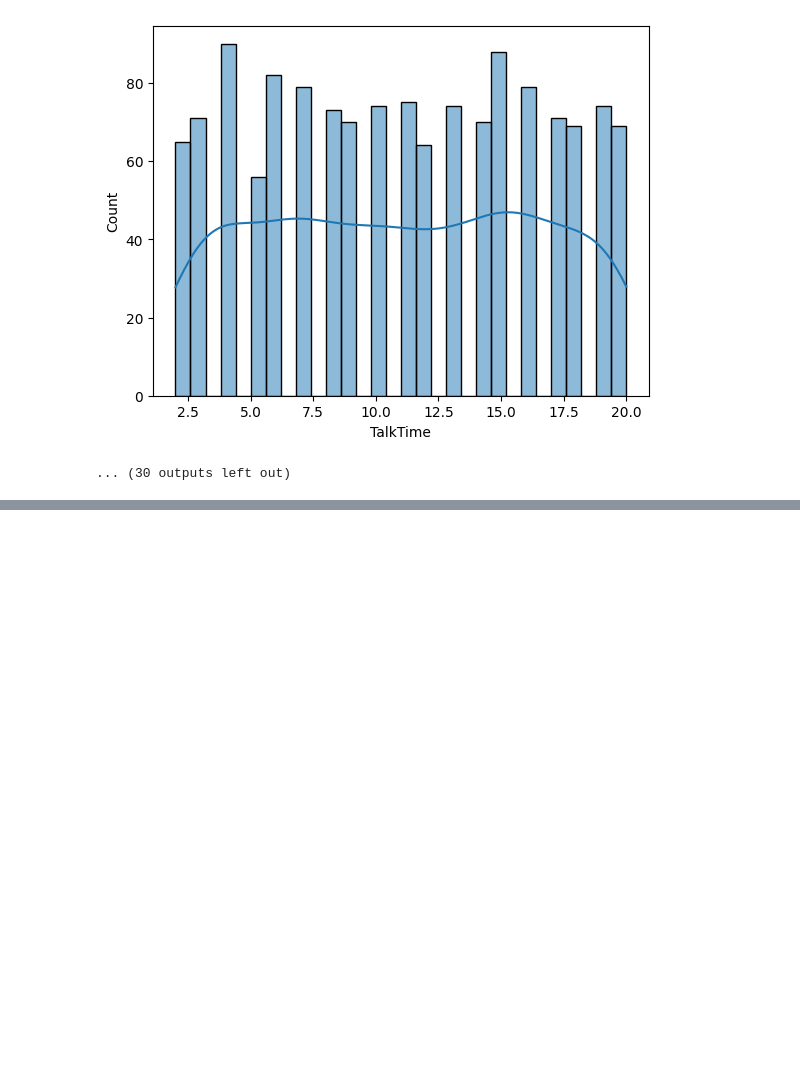
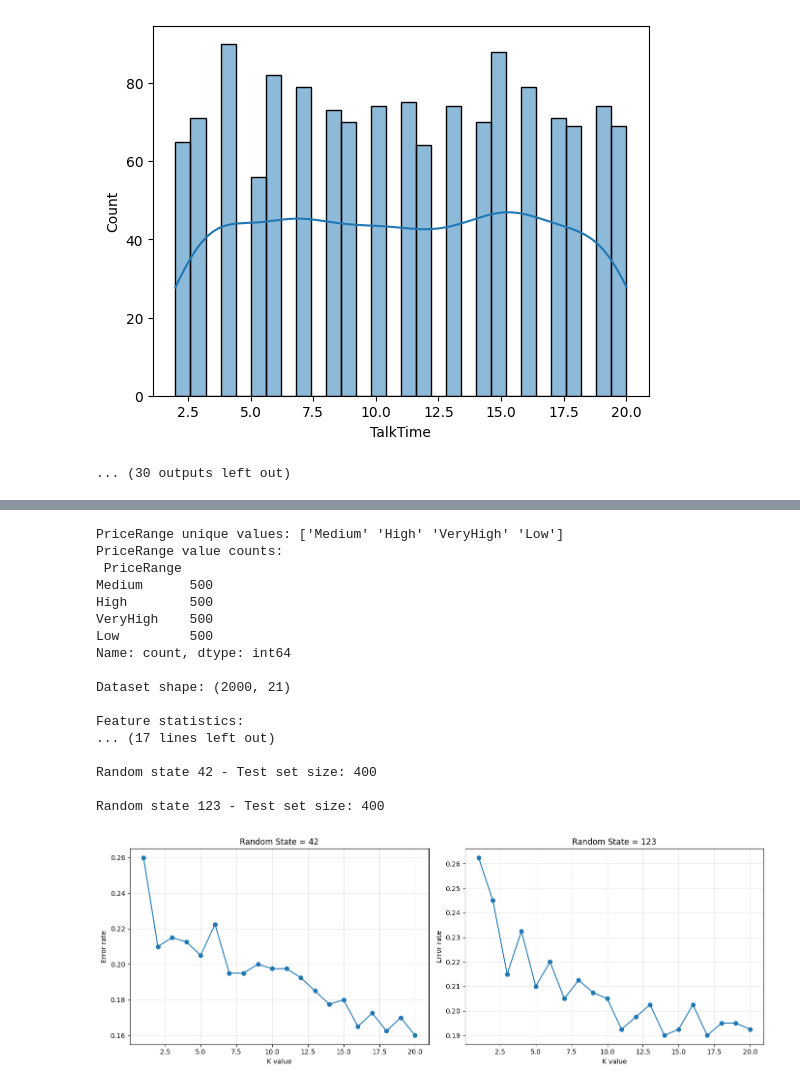
Before and after one commit to DanKas3009/AI-Coursework-2025, a Jupyter notebook: CAT-2/notebook.ipynb, the cells around one changed output, grey strips where cells are left out. Cells and saved outputs as stored; diff of their text form; code cells hidden in the pictures; blank space fills up the shorter version.

```diff
--- a/CAT-2/notebook.ipynb
+++ b/CAT-2/notebook.ipynb
@@ -244,0 +320,77 @@ for col in df.columns:
+# %%
+import pandas as pd
+from sklearn.model_selection import train_test_split
+from sklearn.neighbors import KNeighborsClassifier
+from sklearn.metrics import accuracy_score
+from sklearn.preprocessing import StandardScaler
+import matplotlib.pyplot as plt
+import numpy as np
+
+# First, let's check what we're working with
+print("PriceRange unique values:", mobile_data["PriceRange"].unique())
+print("PriceRange value counts:\n", mobile_data["PriceRange"].value_counts())
+print("\nDataset shape:", mobile_data.shape)
+
+X = mobile_data[["BatteryPower", "RAM"]]
+print("\nFeature statistics:")
+print(X.describe())
+
+# Check if PriceRange is already numeric
+if mobile_data["PriceRange"].dtype in ['int64', 'float64']:
+    y = mobile_data["PriceRange"]
+else:
+    y = mobile_data["PriceRange"].map({"Low":0, "Medium":1, "High":2, "VeryHigh":3})
+
+print("\nTarget distribution:")
+print(y.value_counts().sort_index())
+
+# Try multiple random states to see if pattern persists
+fig, axes = plt.subplots(1, 2, figsize=(14, 5))
+
+for idx, random_state in enumerate([42, 123]):
+    X_train, X_test, y_train, y_test = train_test_split(
+        X, y, test_size=0.2, random_state=random_state, stratify=y
+    )
+
+    scaler = StandardScaler()
+    X_train_scaled = scaler.fit_transform(X_train)
+    X_test_scaled = scaler.transform(X_test)
+
+    errors = []
+    k_values = range(1, 21)
+
+    for k in k_values:
+        model = KNeighborsClassifier(n_neighbors=k)
+        model.fit(X_train_scaled, y_train)
+        preds = model.predict(X_test_scaled)
+        errors.append(1 - accuracy_score(y_test, preds))
+
+    axes[idx].plot(k_values, errors, marker='o')
+    axes[idx].set_xlabel("K value")
+    axes[idx].set_ylabel("Error rate")
+    axes[idx].set_title(f"Random State = {random_state}")
+    axes[idx].grid(True, alpha=0.3)
+
+    print(f"\nRandom state {random_state} - Test set size: {len(y_test)}")
+
+plt.tight_layout()
+plt.show()
+# %% [output]
+PriceRange unique values: ['Medium' 'High' 'VeryHigh' 'Low']
+PriceRange value counts:
+ PriceRange
+Medium      500
+High        500
+VeryHigh    500
+Low         500
+Name: count, dtype: int64
+
+Dataset shape: (2000, 21)
+
+Feature statistics:
+... (17 lines left out)
+
+Random state 42 - Test set size: 400
+
+Random state 123 - Test set size: 400
+[figure, added]
```
Also changed, not shown: parts of 12 cells of this notebook.
